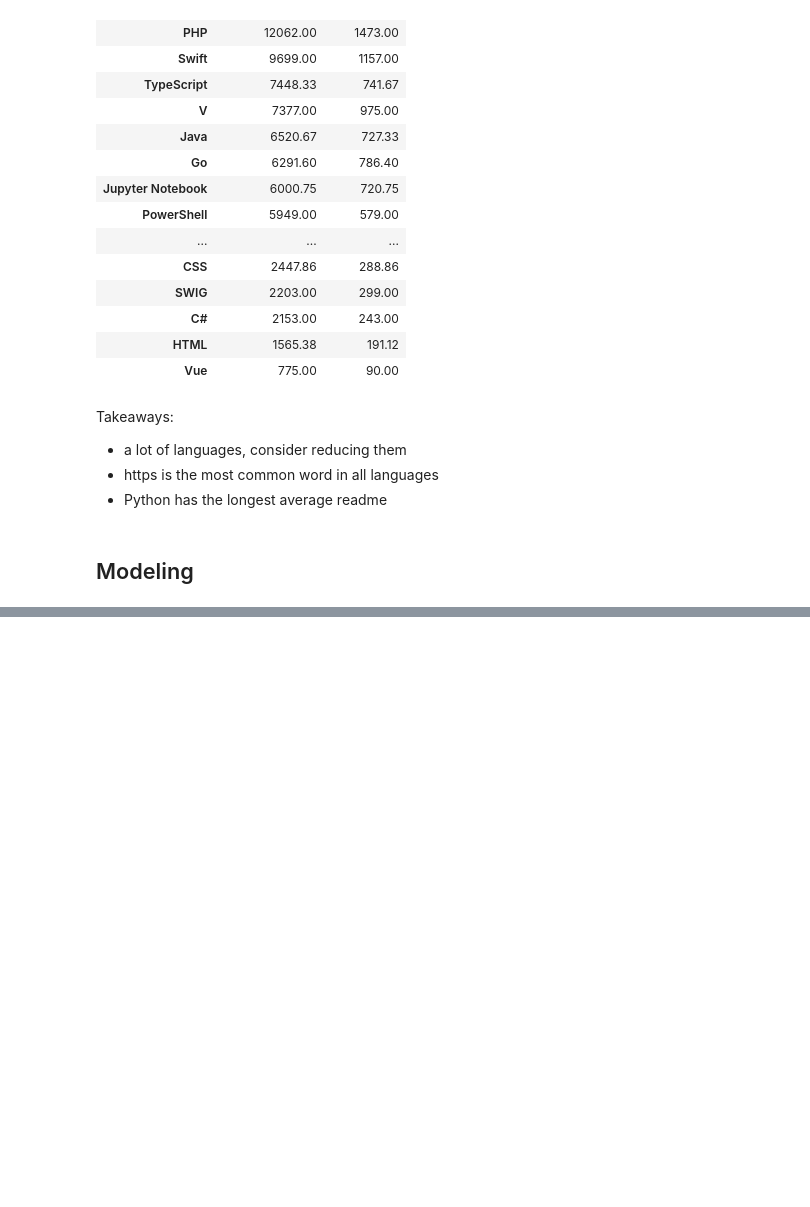
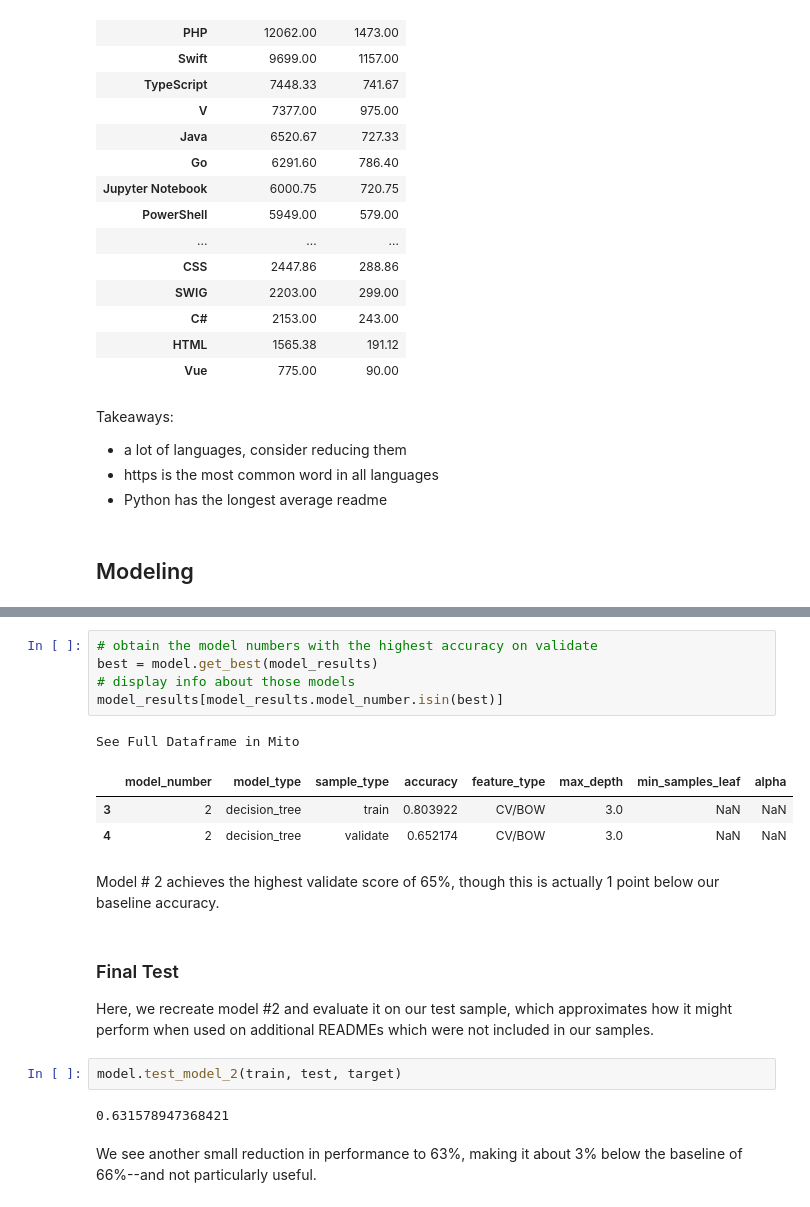
Before and after one commit to Team-Four-NLP-MVPs/nlp-project, a Jupyter notebook: final_notebook.ipynb, the cells around one changed output, grey strips where cells are left out. Drawn from its saved outputs; the diff is of its cells as text; blank space fills up the shorter version.

```diff
--- a/final_notebook.ipynb
+++ b/final_notebook.ipynb
@@ -234,0 +298,22 @@ Takeaways:
+# %%
+# obtain the model numbers with the highest accuracy on validate
+best = model.get_best(model_results)
+# display info about those models
+model_results[model_results.model_number.isin(best)]
+# %% [output]
+See Full Dataframe in Mito
+|  | model_number | model_type | sample_type | accuracy | feature_type | max_depth | min_samples_leaf | alpha |
+| 3 | 2 | decision_tree | train | 0.803922 | CV/BOW | 3.0 | NaN | NaN |
+| 4 | 2 | decision_tree | validate | 0.652174 | CV/BOW | 3.0 | NaN | NaN |
+# %% [markdown]
+Model # 2 achieves the highest validate score of 65%, though this is actually 1 point below our baseline accuracy.
+# %% [markdown]
+### Final Test
+
+Here, we recreate model #2 and evaluate it on our test sample, which approximates how it might perform when used on additional READMEs which were not included in our samples.
+# %%
+model.test_model_2(train, test, target)
+# %% [output]
+0.631578947368421
+# %% [markdown]
+We see another small reduction in performance to 63%, making it about 3% below the baseline of 66%--and not particularly useful.
```
Also changed, not shown: parts of 14 cells of this notebook.
